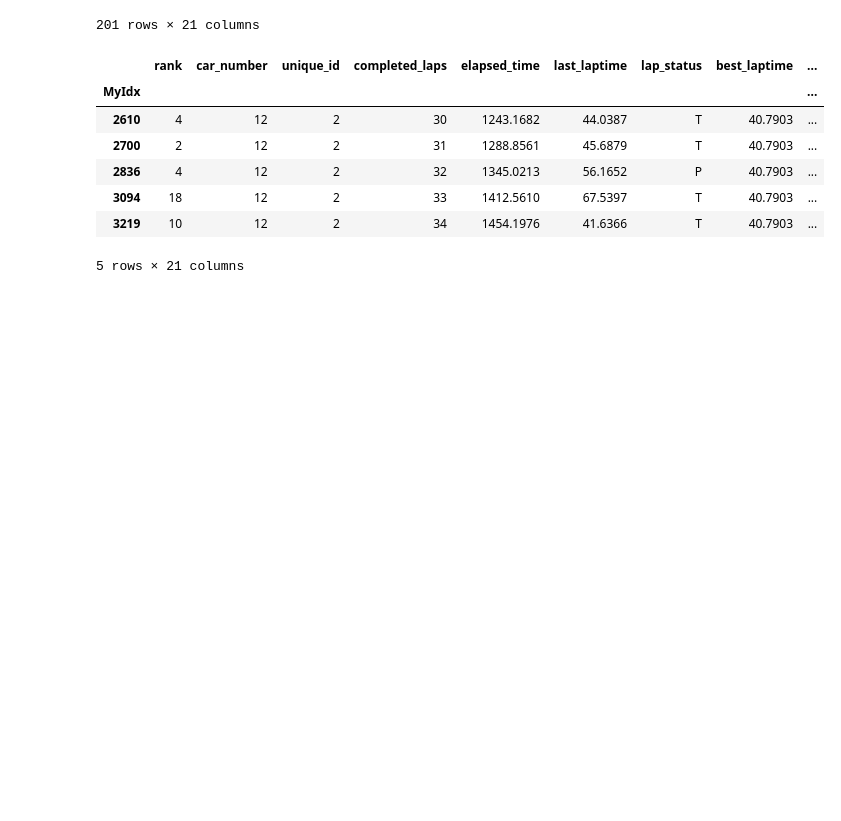
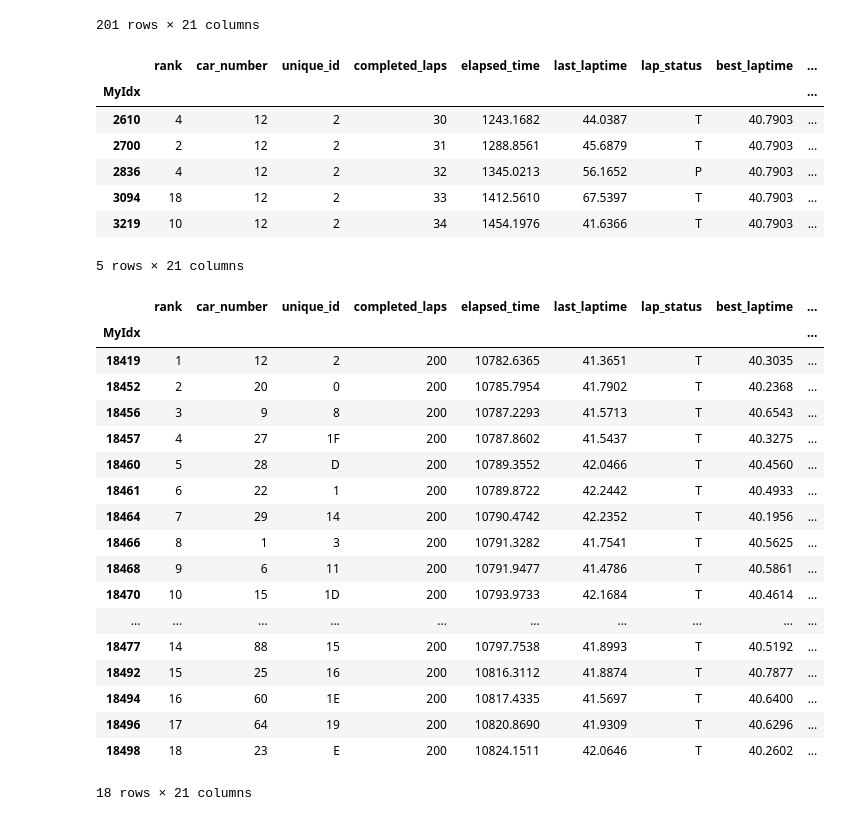
Before and after one commit to DSC-SPIDAL/rankpredictor, a Jupyter notebook: run/20.RankNet/notebook/RankNet-makedb-laptime.ipynb, the cells around one changed output. Saved outputs shown, nothing was run; the diff lists cells and outputs as text; code cells hidden in the pictures; blank space fills up the shorter version.

```diff
--- a/run/20.RankNet/notebook/RankNet-makedb-laptime.ipynb
+++ b/run/20.RankNet/notebook/RankNet-makedb-laptime.ipynb
@@ -715,4 +715,24 @@ rankdata[(rankdata['car_number']==12) & (rankdata['completed_laps']>=pitlap -2)
 pitlap = 94
 rankdata[(rankdata['car_number']==12) & (rankdata['completed_laps']>=pitlap -2) & ((rankdata['completed_laps']<=pitlap+2))]
 # %%
-rankdata[(rankdata['car_number']==12) & ()]
+rankdata[(rankdata['completed_laps']==200)]
+# %% [output]
+|  | rank | car_number | unique_id | completed_laps | elapsed_time | last_laptime | lap_status | best_laptime | ... |
+| MyIdx |  |  |  |  |  |  |  |  | ... |
+| 18419 | 1 | 12 | 2 | 200 | 10782.6365 | 41.3651 | T | 40.3035 | ... |
+| 18452 | 2 | 20 | 0 | 200 | 10785.7954 | 41.7902 | T | 40.2368 | ... |
+| 18456 | 3 | 9 | 8 | 200 | 10787.2293 | 41.5713 | T | 40.6543 | ... |
+| 18457 | 4 | 27 | 1F | 200 | 10787.8602 | 41.5437 | T | 40.3275 | ... |
+| 18460 | 5 | 28 | D | 200 | 10789.3552 | 42.0466 | T | 40.4560 | ... |
+| 18461 | 6 | 22 | 1 | 200 | 10789.8722 | 42.2442 | T | 40.4933 | ... |
+| 18464 | 7 | 29 | 14 | 200 | 10790.4742 | 42.2352 | T | 40.1956 | ... |
+| 18466 | 8 | 1 | 3 | 200 | 10791.3282 | 41.7541 | T | 40.5625 | ... |
+| 18468 | 9 | 6 | 11 | 200 | 10791.9477 | 41.4786 | T | 40.5861 | ... |
+| 18470 | 10 | 15 | 1D | 200 | 10793.9733 | 42.1684 | T | 40.4614 | ... |
+| ... | ... | ... | ... | ... | ... | ... | ... | ... | ... |
+| 18477 | 14 | 88 | 15 | 200 | 10797.7538 | 41.8993 | T | 40.5192 | ... |
+| 18492 | 15 | 25 | 16 | 200 | 10816.3112 | 41.8874 | T | 40.7877 | ... |
+| 18494 | 16 | 60 | 1E | 200 | 10817.4335 | 41.5697 | T | 40.6400 | ... |
+| 18496 | 17 | 64 | 19 | 200 | 10820.8690 | 41.9309 | T | 40.6296 | ... |
+| 18498 | 18 | 23 | E | 200 | 10824.1511 | 42.0646 | T | 40.2602 | ... |
+18 rows × 21 columns
```
Also changed, not shown: parts of 2 cells of this notebook, 28 other files.
